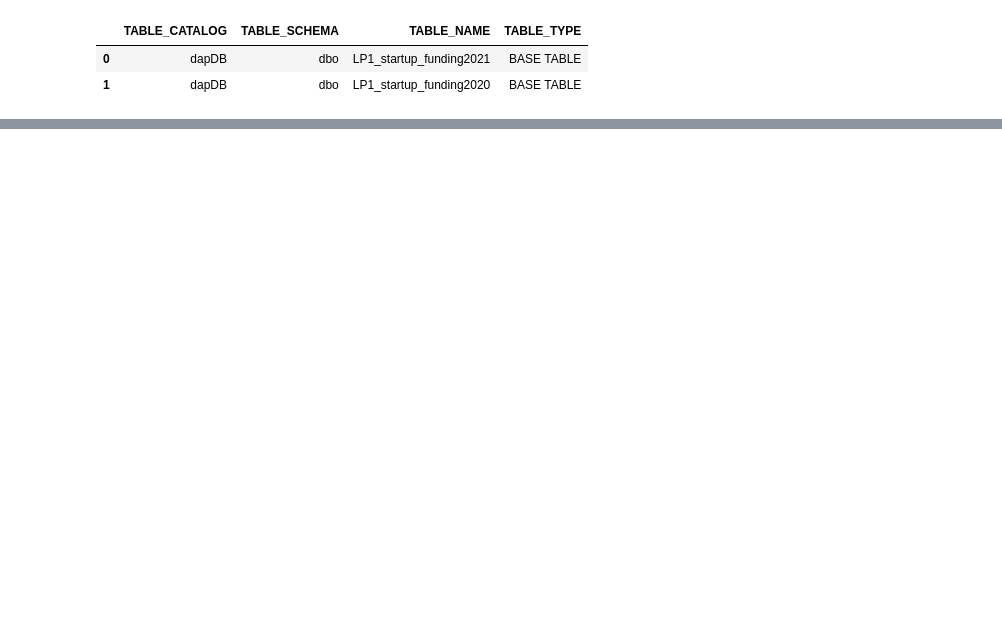
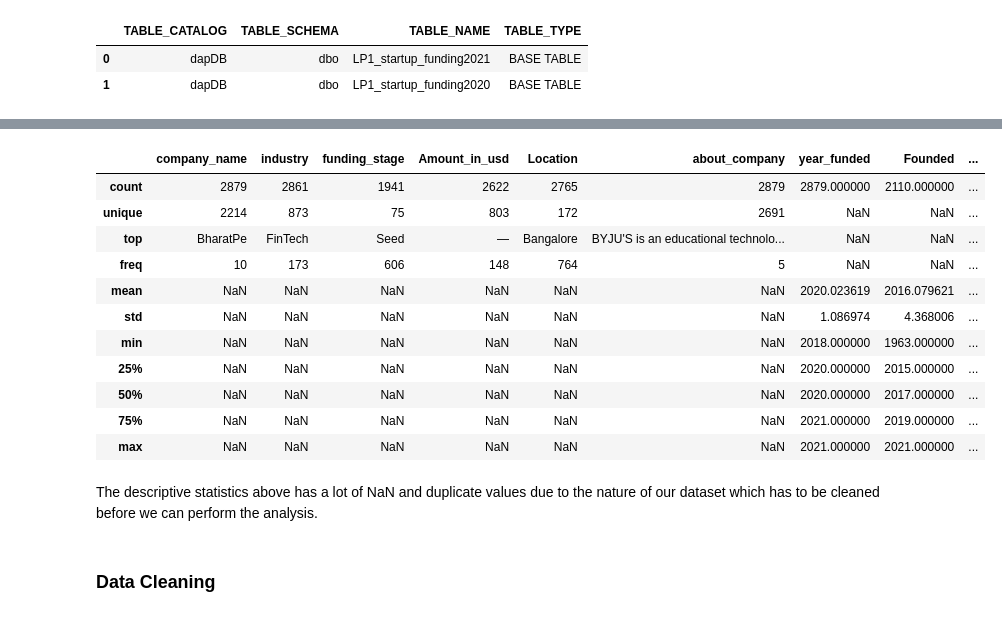
Before and after one commit to Starlady1/Analysis-of-Indian-Start-up-Ecosystem, a Jupyter notebook: Notebooks/start.ipynb, the cells around one changed output, grey strips where cells are left out. Drawn from its saved outputs; the diff is of its cells as text; code cells hidden in the pictures; blank space fills up the shorter version.

```diff
--- a/Notebooks/start.ipynb
+++ b/Notebooks/start.ipynb
@@ -251,8 +120,0 @@ data_18.insert(0,'year_funded','2018',allow_duplicates = True)
-# %%
-#rename column names for each dataframe for uniformity before merging
-
-data_18.rename(columns = {'Company Name':'company_name','Round/Series':'funding_stage','About Company': 'about_company','Amount':'Amount($)'},inplace = True)
-data_19.rename(columns = {'Company/Brand':'company_name','HeadQuarter':'Location','Sector':'industry','What it does' :'about_company','Amount':'Amount($)','Stage': 'funding_stage'},inplace = True)
-data_20.rename(columns = {'Company/Brand':'company_name','HeadQuarter':'Location','Sector':'industry','What_it_does' :'about_company','Amount':'Amount($)','Stage': 'funding_stage'},inplace = True)
-data_21.rename(columns = {'Company_Brand':'company_name','HeadQuarter':'Location','Sector':'industry','What_it_does' :'about_company','Amount':'Amount($)','Stage': 'funding_stage'},inplace = True)
-data_21.head(5)
@@ -321,0 +265,16 @@ memory usage: 314.9+ KB
+# %%
+#add a column for the year funding was recieved for each dataframe before merging.
+data_21['year_funded']= '2021'
+data_20['year_funded']= '2020'
+data_19['year_funded']= '2019'
+data_18['year_funded']= '2018'
+# %%
+#rename column names for each dataframe for uniformity before merging
+
+data_18.rename(columns = {'Company Name':'company_name','Round/Series':'funding_stage','About Company': 'about_company','Industry':'industry','Amount':'Amount_in_usd'},inplace = True)
+data_19.rename(columns = {'Company/Brand':'company_name','HeadQuarter':'Location','Sector':'industry','What it does' :'about_company','Amount($)':'Amount_in_usd','Stage': 'funding_stage'},inplace = True)
+data_20.rename(columns = {'Company_Brand':'company_name','HeadQuarter':'Location','Sector':'industry','What_it_does' :'about_company','Amount':'Amount_in_usd','Stage': 'funding_stage'},inplace = True)
+data_21.rename(columns = {'Company_Brand':'company_name','HeadQuarter':'Location','Sector':'industry','What_it_does' :'about_company','Amount':'Amount_in_usd','Stage': 'funding_stage'},inplace = True)
+
+#preview the data
+data_18.head(5)
@@ -321,0 +339,10 @@ memory usage: 314.9+ KB
+# %%
+
+#convert the year column to date format
+merged_df['year_funded'] = pd.to_datetime(merged_df['year_funded'],format='%Y').dt.year
+
+#convert the Founded column to date format
+merged_df['Founded'] = pd.to_datetime(merged_df['Founded'],format='%Y').dt.year
+
+#view the result
+merged_df.info()
@@ -321,0 +368,19 @@ memory usage: 314.9+ KB
+# %%
+merged_df.describe(include = 'all')
+# %% [output]
+|  | company_name | industry | funding_stage | Amount_in_usd | Location | about_company | year_funded | Founded | ... |
+| count | 2879 | 2861 | 1941 | 2622 | 2765 | 2879 | 2879.000000 | 2110.000000 | ... |
+| unique | 2214 | 873 | 75 | 803 | 172 | 2691 | NaN | NaN | ... |
+| top | BharatPe | FinTech | Seed | — | Bangalore | BYJU'S is an educational technolo... | NaN | NaN | ... |
+| freq | 10 | 173 | 606 | 148 | 764 | 5 | NaN | NaN | ... |
+| mean | NaN | NaN | NaN | NaN | NaN | NaN | 2020.023619 | 2016.079621 | ... |
+| std | NaN | NaN | NaN | NaN | NaN | NaN | 1.086974 | 4.368006 | ... |
+| min | NaN | NaN | NaN | NaN | NaN | NaN | 2018.000000 | 1963.000000 | ... |
+| 25% | NaN | NaN | NaN | NaN | NaN | NaN | 2020.000000 | 2015.000000 | ... |
+| 50% | NaN | NaN | NaN | NaN | NaN | NaN | 2020.000000 | 2017.000000 | ... |
+| 75% | NaN | NaN | NaN | NaN | NaN | NaN | 2021.000000 | 2019.000000 | ... |
+| max | NaN | NaN | NaN | NaN | NaN | NaN | 2021.000000 | 2021.000000 | ... |
+# %% [markdown]
+The descriptive statistics above has a lot of NaN and duplicate values due to the nature of our dataset which has to be cleaned before we can perform the analysis.
+# %% [markdown]
+### Data Cleaning
```
Also changed, not shown: parts of 99 cells of this notebook.
